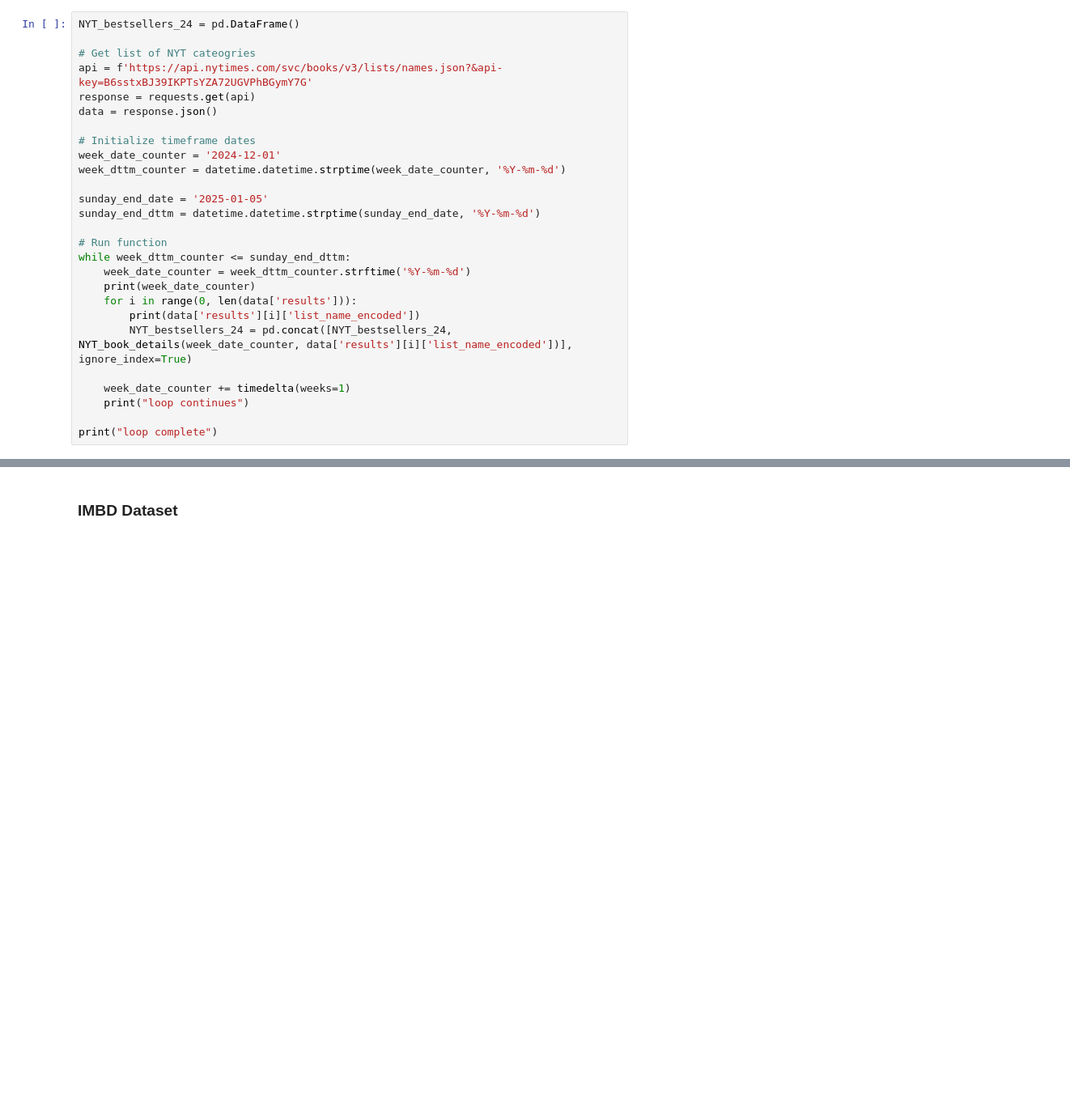
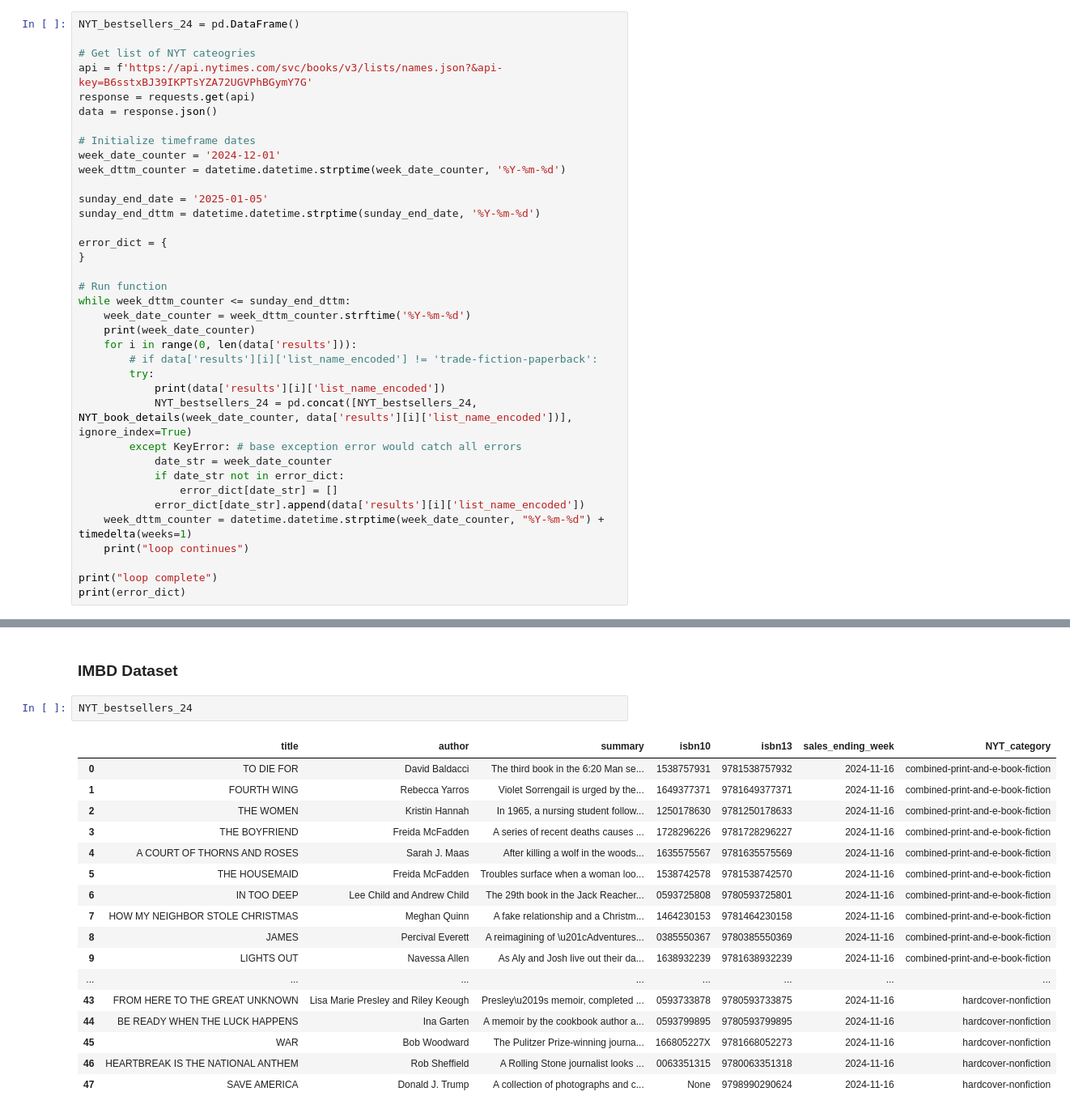
Before and after one commit to rsa-captech/rachel-recommender, a Jupyter notebook: notebook.ipynb, the cells around one changed output, grey strips where cells are left out. Shown at 81% size. Saved outputs shown, nothing was run; the diff lists cells and outputs as text; blank space fills up the shorter version.

```diff
--- a/notebook.ipynb
+++ b/notebook.ipynb
@@ -176,18 +176,28 @@ week_dttm_counter = datetime.datetime.strptime(week_date_counter, '%Y-%m-%d')
 sunday_end_date = '2025-01-05'
 sunday_end_dttm = datetime.datetime.strptime(sunday_end_date, '%Y-%m-%d')
 
+error_dict = {
+}
+
 # Run function
 while week_dttm_counter <= sunday_end_dttm:
     week_date_counter = week_dttm_counter.strftime('%Y-%m-%d')
     print(week_date_counter)
     for i in range(0, len(data['results'])):
-        print(data['results'][i]['list_name_encoded'])
-        NYT_bestsellers_24 = pd.concat([NYT_bestsellers_24, NYT_book_details(week_date_counter, data['results'][i]['list_name_encoded'])], ignore_index=True)
-
-    week_date_counter += timedelta(weeks=1)
+        # if data['results'][i]['list_name_encoded'] != 'trade-fiction-paperback':
+        try:
+            print(data['results'][i]['list_name_encoded'])
+            NYT_bestsellers_24 = pd.concat([NYT_bestsellers_24, NYT_book_details(week_date_counter, data['results'][i]['list_name_encoded'])], ignore_index=True)
+        except KeyError: # base exception error would catch all errors
+            date_str = week_date_counter
+            if date_str not in error_dict:
+                error_dict[date_str] = []
+            error_dict[date_str].append(data['results'][i]['list_name_encoded'])
+    week_dttm_counter = datetime.datetime.strptime(week_date_counter, "%Y-%m-%d") + timedelta(weeks=1)
     print("loop continues")
 
 print("loop complete")
+print(error_dict)
 # %% [output]
 2024-12-01
 combined-print-and-e-book-fiction
@@ -377,6 +410,26 @@ print(soup.prettify())
 ## Movies
 # %% [markdown]
 ### IMBD Dataset
+# %%
+NYT_bestsellers_24
+# %% [output]
+|  | title | author | summary | isbn10 | isbn13 | sales_ending_week | NYT_category |
+| 0 | TO DIE FOR | David Baldacci | The third book in the 6:20 Man se... | 1538757931 | 9781538757932 | 2024-11-16 | combined-print-and-e-book-fiction |
+| 1 | FOURTH WING | Rebecca Yarros | Violet Sorrengail is urged by the... | 1649377371 | 9781649377371 | 2024-11-16 | combined-print-and-e-book-fiction |
+| 2 | THE WOMEN | Kristin Hannah | In 1965, a nursing student follow... | 1250178630 | 9781250178633 | 2024-11-16 | combined-print-and-e-book-fiction |
+| 3 | THE BOYFRIEND | Freida McFadden | A series of recent deaths causes ... | 1728296226 | 9781728296227 | 2024-11-16 | combined-print-and-e-book-fiction |
+| 4 | A COURT OF THORNS AND ROSES | Sarah J. Maas | After killing a wolf in the woods... | 1635575567 | 9781635575569 | 2024-11-16 | combined-print-and-e-book-fiction |
+| 5 | THE HOUSEMAID | Freida McFadden | Troubles surface when a woman loo... | 1538742578 | 9781538742570 | 2024-11-16 | combined-print-and-e-book-fiction |
+| 6 | IN TOO DEEP | Lee Child and Andrew Child | The 29th book in the Jack Reacher... | 0593725808 | 9780593725801 | 2024-11-16 | combined-print-and-e-book-fiction |
+| 7 | HOW MY NEIGHBOR STOLE CHRISTMAS | Meghan Quinn | A fake relationship and a Christm... | 1464230153 | 9781464230158 | 2024-11-16 | combined-print-and-e-book-fiction |
+| 8 | JAMES | Percival Everett | A reimagining of \u201cAdventures... | 0385550367 | 9780385550369 | 2024-11-16 | combined-print-and-e-book-fiction |
+| 9 | LIGHTS OUT | Navessa Allen | As Aly and Josh live out their da... | 1638932239 | 9781638932239 | 2024-11-16 | combined-print-and-e-book-fiction |
+| ... | ... | ... | ... | ... | ... | ... | ... |
+| 43 | FROM HERE TO THE GREAT UNKNOWN | Lisa Marie Presley and Riley Keough | Presley\u2019s memoir, completed ... | 0593733878 | 9780593733875 | 2024-11-16 | hardcover-nonfiction |
+| 44 | BE READY WHEN THE LUCK HAPPENS | Ina Garten | A memoir by the cookbook author a... | 0593799895 | 9780593799895 | 2024-11-16 | hardcover-nonfiction |
+| 45 | WAR | Bob Woodward | The Pulitzer Prize-winning journa... | 166805227X | 9781668052273 | 2024-11-16 | hardcover-nonfiction |
+| 46 | HEARTBREAK IS THE NATIONAL ANTHEM | Rob Sheffield | A Rolling Stone journalist looks ... | 0063351315 | 9780063351318 | 2024-11-16 | hardcover-nonfiction |
+| 47 | SAVE AMERICA | Donald J. Trump | A collection of photographs and c... | None | 9798990290624 | 2024-11-16 | hardcover-nonfiction |
 # %% [markdown]
 ## Current Impediments
 # %%
```
Also changed, not shown: parts of 9 cells of this notebook.
